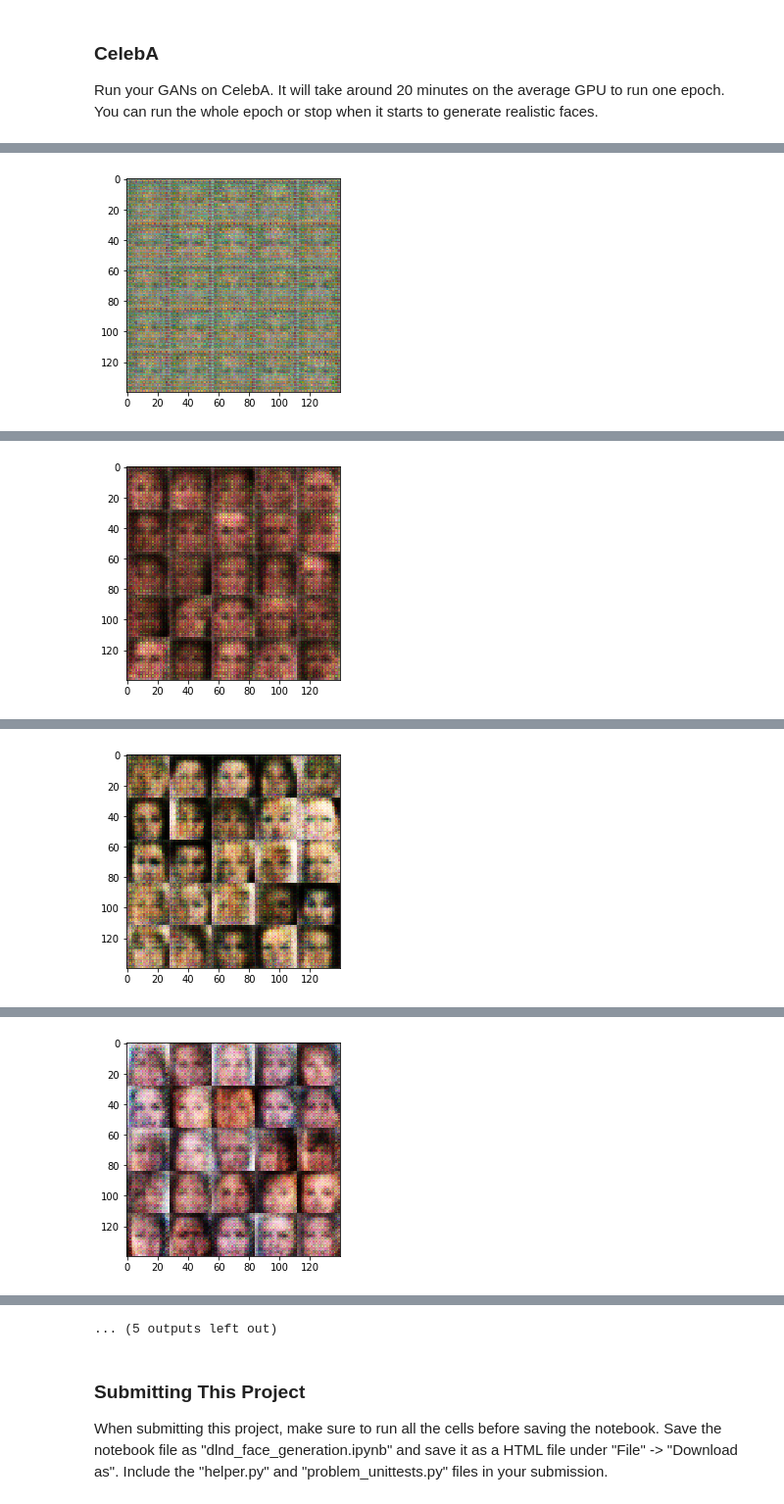
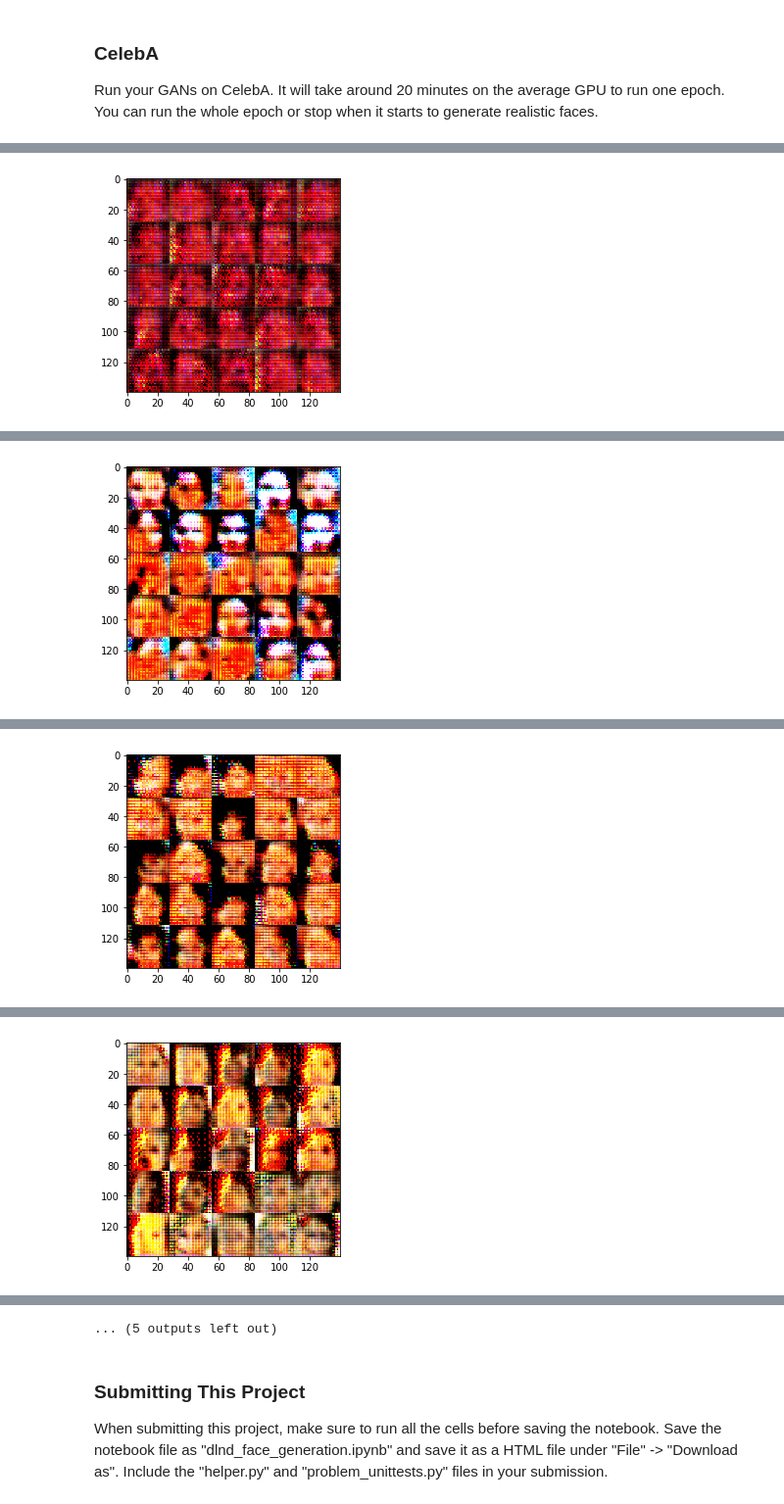
Before and after one commit to JackLeeMing/face_gg, a Jupyter notebook: dlnd_face_generation.ipynb, the cells around one changed output, grey strips where cells are left out. Shown at 98% size. Drawn from its saved outputs; the diff is of its cells as text; code cells hidden in the pictures.

```diff
--- a/dlnd_face_generation.ipynb
+++ b/dlnd_face_generation.ipynb
@@ -714,7 +715,7 @@ z_dim = 100
 # learning_rate = 0.00002 #####
 # learning_rate = 0.00003 #####
 # learning_rate = 0.00004 #####
-learning_rate = 0.00005 #####
+#learning_rate = 0.00005 #####
 # learning_rate = 0.00006 #####
 # learning_rate = 0.00008 #####
 # learning_rate = 0.0001 #####
@@ -751,7 +752,7 @@ learning_rate = 0.00005 #####
 # learning_rate = 0.0009 #####
 # learning_rate = 0.001
 # learning_rate = 0.0013
-# learning_rate = 0.002 ###############################1 ### BEST
+learning_rate = 0.002 ###############################1 ### BEST
 # learning_rate = 0.003 ###############################2
 # learning_rate = 0.004
 # learning_rate = 0.005
@@ -777,11 +778,11 @@ learning_rate = 0.00005 #####
 # beta1 = 0.675
 # beta1 = 0.68 # d_loss=1.5; g_loss=0.5
 # beta1 = 0.69
-# beta1 = 0.7 ##############################################################1/2 # BEST
+beta1 = 0.7 ##############################################################1/2 # BEST
 # beta1 = 0.71
 # beta1 = 0.72
 # beta1 = 0.73
-beta1 = 0.74
+#beta1 = 0.74
 # beta1 = 0.75
 # beta1 = 0.765
 # beta1 = 0.77
@@ -820 +821 @@ Epoch 1/1... Discriminator Loss: 0.6014... Generator Loss: 1.5414
-[figure, old version]
+[figure, new version]
@@ -831 +832 @@ Epoch 1/1... Discriminator Loss: 0.7174... Generator Loss: 1.3799
-[figure, old version]
+[figure, new version]
@@ -842 +843 @@ Epoch 1/1... Discriminator Loss: 0.6801... Generator Loss: 1.4841
-[figure, old version]
+[figure, new version]
@@ -853 +854 @@ Epoch 1/1... Discriminator Loss: 0.4636... Generator Loss: 1.9316
-[figure, old version]
+[figure, new version]
```
Also changed, not shown: parts of 3 cells of this notebook, 1 other file.
